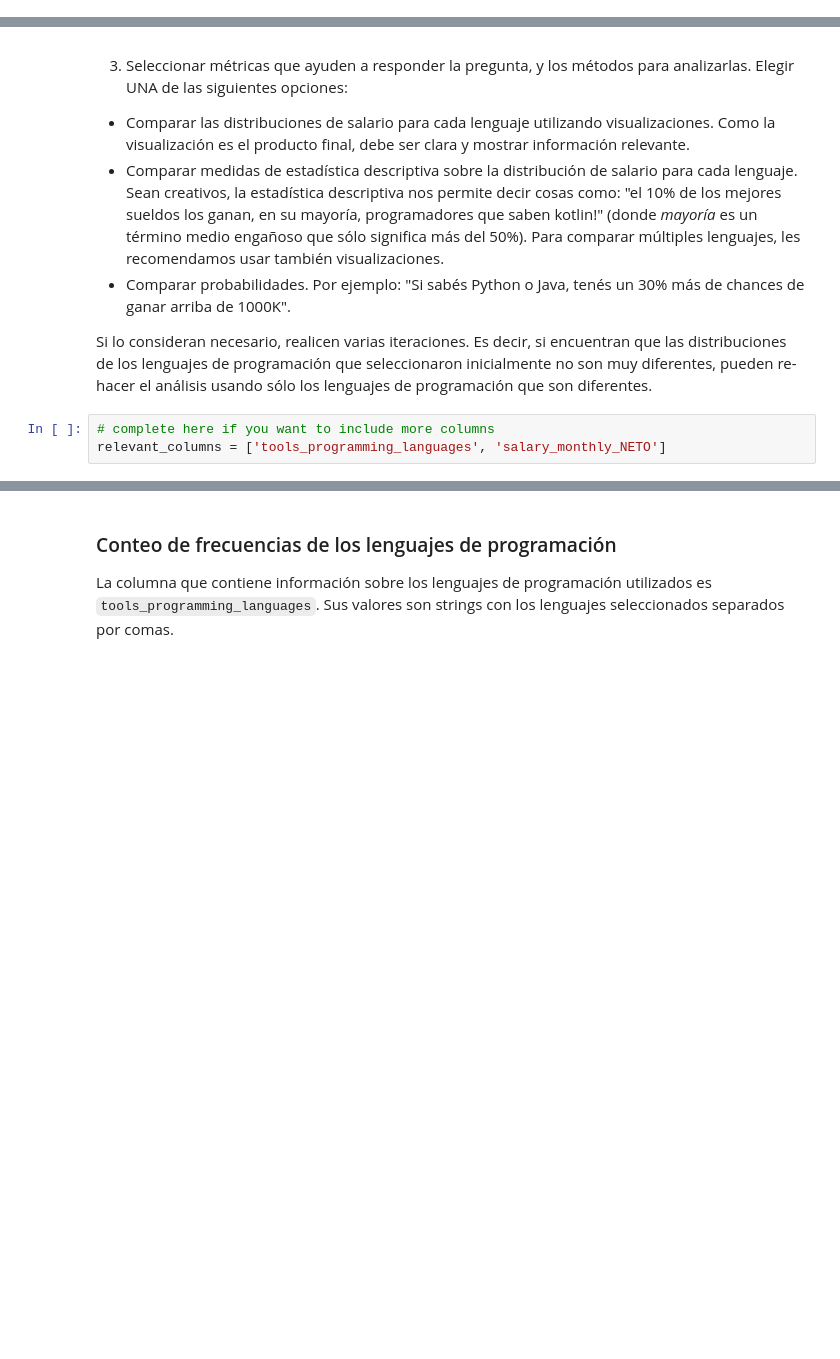
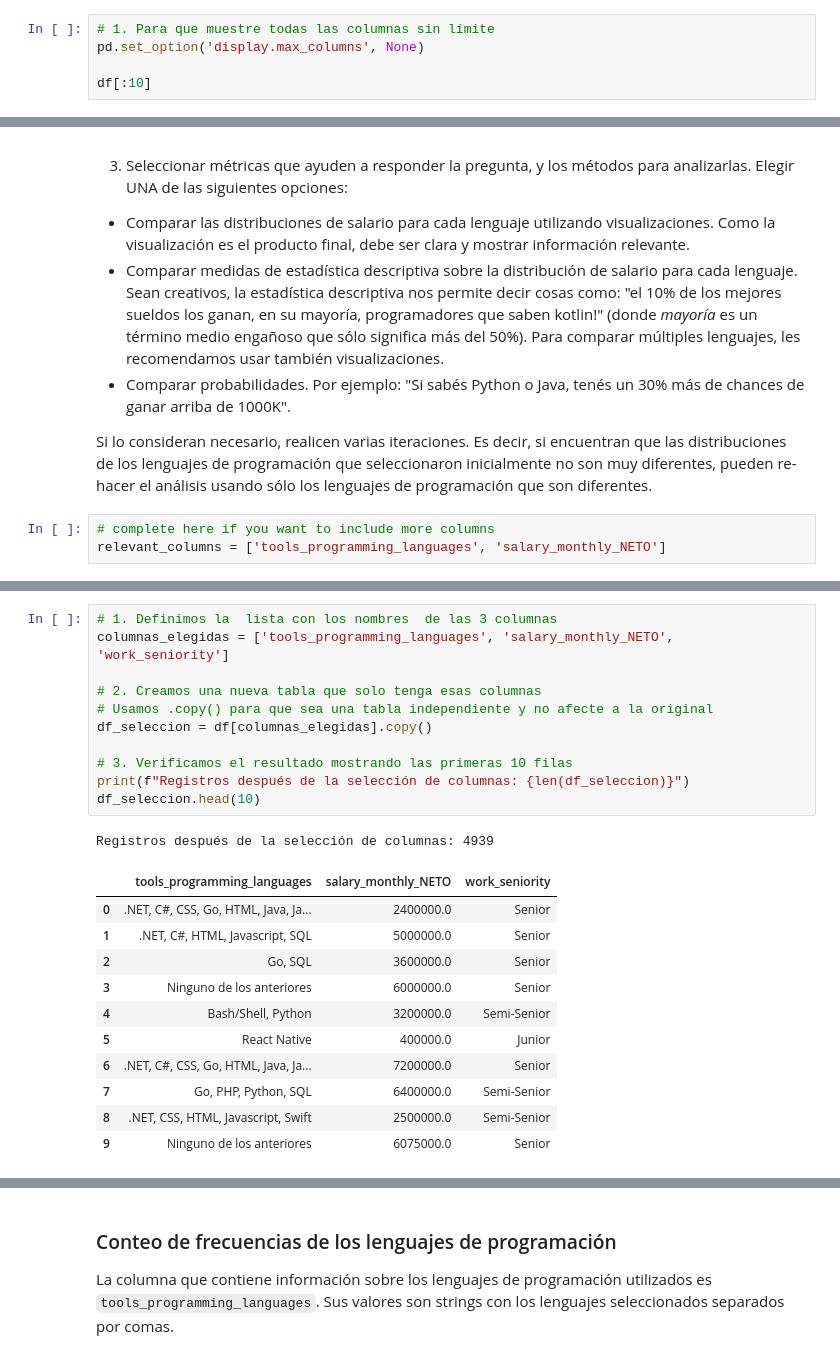
Before and after one commit to agustinanedel/Diplomatura2026, a Jupyter notebook: Copia_de_Entregable_Parte_1.ipynb, the cells around one changed output, grey strips where cells are left out. Cells and saved outputs as stored; diff of their text form; blank space fills up the shorter version.

```diff
--- a/Copia_de_Entregable_Parte_1.ipynb
+++ b/Copia_de_Entregable_Parte_1.ipynb
@@ -41,0 +57,5 @@ df[:10]
+# %%
+# 1. Para que muestre todas las columnas sin límite
+pd.set_option('display.max_columns', None)
+
+df[:10]
@@ -60,0 +105,24 @@ relevant_columns = ['tools_programming_languages', 'salary_monthly_NETO']
+# %%
+# 1. Definimos la  lista con los nombres  de las 3 columnas
+columnas_elegidas = ['tools_programming_languages', 'salary_monthly_NETO', 'work_seniority']
+
+# 2. Creamos una nueva tabla que solo tenga esas columnas
+# Usamos .copy() para que sea una tabla independiente y no afecte a la original
+df_seleccion = df[columnas_elegidas].copy()
+
+# 3. Verificamos el resultado mostrando las primeras 10 filas
+print(f"Registros después de la selección de columnas: {len(df_seleccion)}")
+df_seleccion.head(10)
+# %% [output]
+Registros después de la selección de columnas: 4939
+|  | tools_programming_languages | salary_monthly_NETO | work_seniority |
+| 0 | .NET, C#, CSS, Go, HTML, Java, Ja... | 2400000.0 | Senior |
+| 1 | .NET, C#, HTML, Javascript, SQL | 5000000.0 | Senior |
+| 2 | Go, SQL | 3600000.0 | Senior |
+| 3 | Ninguno de los anteriores | 6000000.0 | Senior |
+| 4 | Bash/Shell, Python | 3200000.0 | Semi-Senior |
+| 5 | React Native | 400000.0 | Junior |
+| 6 | .NET, C#, CSS, Go, HTML, Java, Ja... | 7200000.0 | Senior |
+| 7 | Go, PHP, Python, SQL | 6400000.0 | Semi-Senior |
+| 8 | .NET, CSS, HTML, Javascript, Swift | 2500000.0 | Semi-Senior |
+| 9 | Ninguno de los anteriores | 6075000.0 | Senior |
```
Also changed, not shown: parts of 22 cells of this notebook.
